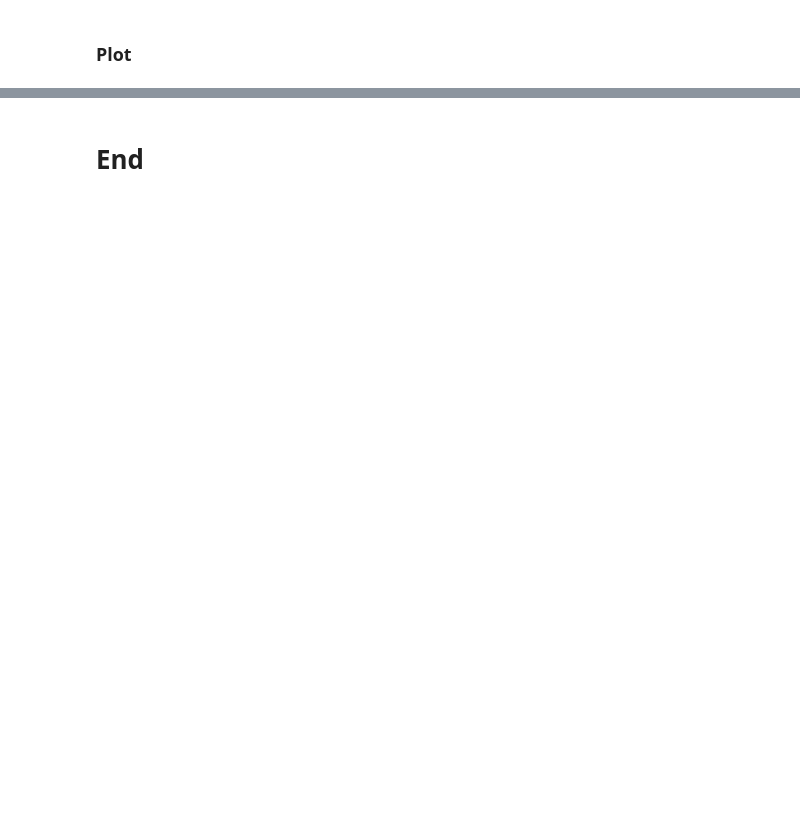
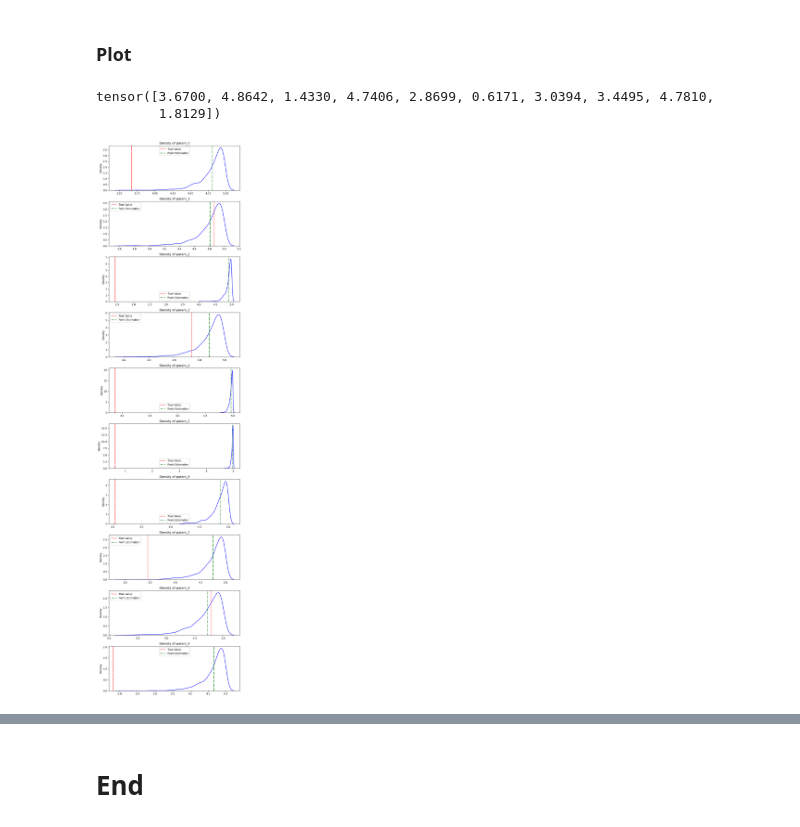
Before and after one commit to Aether-Ren/Multioutput_FixedG_GP, a Jupyter notebook: Docu.ipynb, the cells around one changed output, grey strips where cells are left out. Drawn from its saved outputs; the diff is of its cells as text; code cells hidden in the pictures; blank space fills up the shorter version.

```diff
--- a/Docu.ipynb
+++ b/Docu.ipynb
@@ -199,18 +116,0 @@ mcmc.run()
-# %%
-torch._dynamo.config.verbose = True
-mcmc_result_Uniform = Estimation.run_mcmc_Uniform(
-    Prediction.full_preds, LocalGP_models, LocalGP_likelihoods,
-    row_idx, test_y, bounds,
-    PCA_func=pca_20,
-    num_sampling=400, warmup_step=100, num_chains=1
-)
-posterior_samples_Uniform = mcmc_result_Uniform.get_samples()
-
-param_names = [f'param_{i}' for i in range(len(bounds))]
-posterior_means_array_tmp = np.zeros(len(param_names))
-
-for idx, param_name in enumerate(param_names):
-    samples = posterior_samples_Uniform[param_name]
-    if samples.ndim > 1:
-        samples = samples.reshape(-1)
-    posterior_means_array_tmp[idx] = torch.mean(samples).item()
@@ -219,6 +117,3 @@ print(posterior_samples_Uniform)
-# %%
-with open(output_file, 'a') as f:
-    f.write(f"{row_idx + 1},\"{list(preds_tmp)}\",\"{list(estimated_params_tmp.detach().numpy())}\",\"{list(posterior_means_array_tmp)}\"\n")
 # %%
 def train_and_predict_LocalGP(row_idx, train_x, train_y, test_x, test_y, K_num = 100, Device = 'cpu', PCA_trans = 'None'):
 
@@ -279,10 +174,10 @@ np.mean((full_test_preds_MGP - test_y.numpy()) ** 2)
 # %%
 row_idx = 0
 
-input_point = test_y[row_idx,:]
-local_train_x, local_train_y = Tools.find_k_nearest_neighbors_CPU(input_point, train_x, train_y, k = 100)
+input_point = test_y_21[row_idx,:]
+local_train_x, local_train_y = Tools.find_k_nearest_neighbors_CPU(input_point, train_x, train_y_21, k = 500)
 
-MultitaskGP_models, MultitaskGP_likelihoods = Training.train_one_row_NNMultitaskGP(local_train_x, local_train_y, n_tasks = train_y.shape[1],
-                                                                                   feature_extractor_class = FeatureE.FeatureExtractor_1, covar_type = 'RBF',
+MultitaskGP_models, MultitaskGP_likelihoods = Training.train_one_row_NNMultitaskGP(local_train_x, local_train_y, n_tasks = local_train_y.shape[1],
+                                                                                   feature_extractor_class = FeatureE.FeatureExtractor_4, covar_type = 'Matern5/2',
                                                                                    lr=0.05, num_iterations=5000, patience=10, device = Device)
 # %%
@@ -366,7 +257,7 @@ array([3.438416  , 4.9541197 , 1.37704   , 4.7952423 , 2.863177  ,
 # %% [markdown]
 ### MCMC
 # %%
-mcmc_result_Uniform = Estimation.run_mcmc_Uniform(Prediction.preds_distribution, MVGP_models, MVGP_likelihoods, row_idx, test_y_21, bounds,
+mcmc_result_Uniform = Estimation.run_mcmc_Uniform(Prediction.preds_distribution, MultitaskGP_models, MultitaskGP_likelihoods, row_idx, test_y_21, bounds,
                                                   num_sampling = 1200, warmup_step = 300)
 # %%
 mcmc_result_Normal = Estimation.run_mcmc_Normal(Prediction.preds_for_one_model, MultitaskGP_models, MultitaskGP_likelihoods, row_idx, test_y, local_train_x,
@@ -389,31 +293,38 @@ for idx, param_name in enumerate(param_names):
 # %% [markdown]
 ### Plot
+# %%
+true_values
+# %% [output]
+tensor([3.6700, 4.8642, 1.4330, 4.7406, 2.8699, 0.6171, 3.0394, 3.4495, 4.7810,
+        1.8129])
 # %%
 posterior_samples_Uniform = mcmc_result_Uniform.get_samples()
 
 true_values = test_x[row_idx,:]
 
 point_estimations = posterior_means_array
 
 fig, axes = plt.subplots(len(posterior_samples_Uniform), 1, figsize=(8, len(posterior_samples_Uniform) * 3))
 
 for i, (param_name, samples) in enumerate(posterior_samples_Uniform.items()):
     if len(posterior_samples_Uniform) > 1:
         ax = axes[i]
     else:
         ax = axes
-    sns.kdeplot(samples.detach().numpy(), ax=ax, color='blue')ccc
+    sns.kdeplot(samples.detach().numpy(), ax=ax, color='blue')
     ax.set_title(f'Density of {param_name}')
 
     # 标记 true_values 和 point_estimations
     if true_values is not None and i < len(true_values):
         ax.axvline(true_values[i], color='red', linestyle='--', label='True Value')
     if point_estimations is not None and i < len(point_estimations):
         ax.axvline(point_estimations[i], color='green', linestyle='-.', label='Point Estimation')
     ax.legend()
 
 plt.tight_layout()
 plt.show()
+# %% [output]
+[figure, added]
 # %%
 posterior_samples_Uniform
 # %%
```
Also changed, not shown: parts of 20 cells of this notebook, 4 other files.
